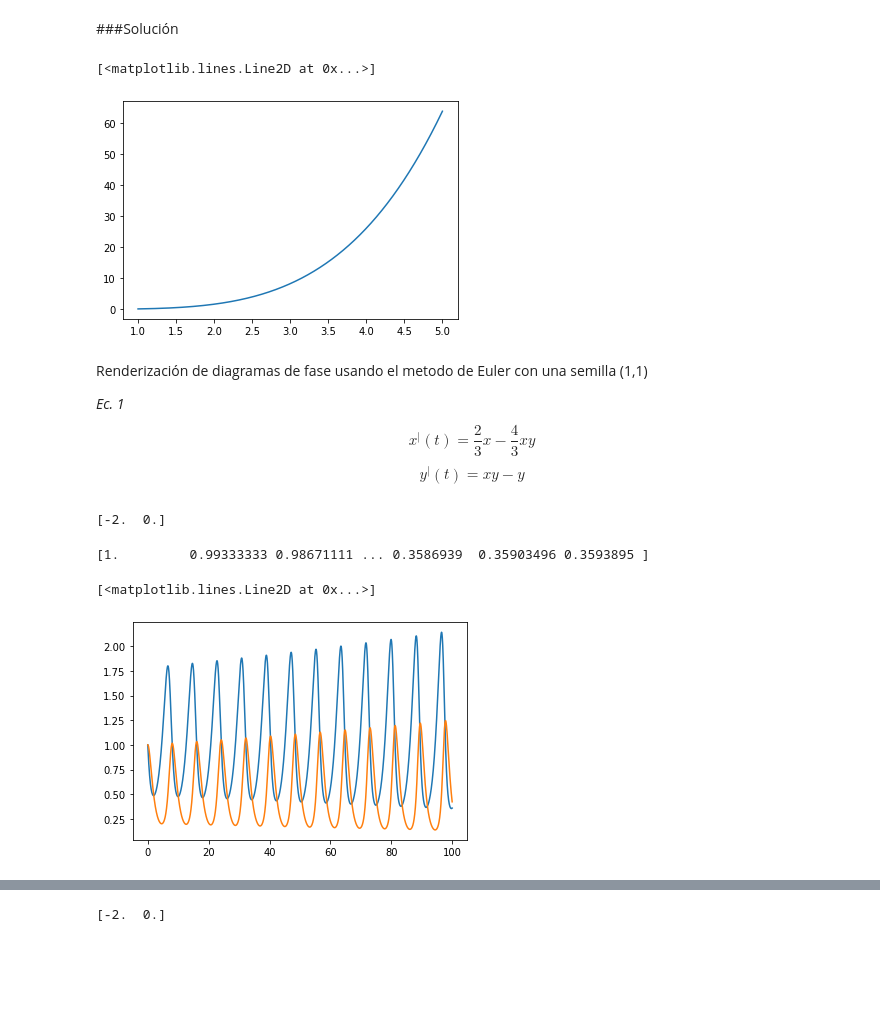
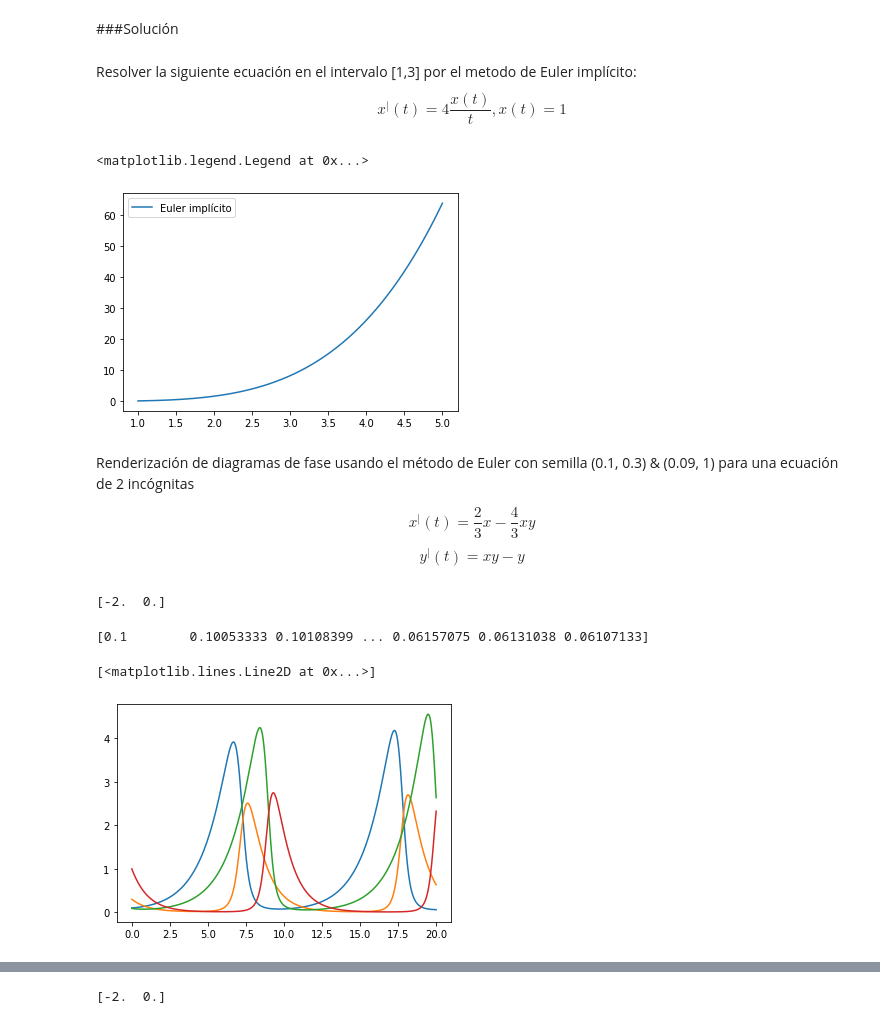
Before and after one commit to RonnyGuevara/Fractal_Images, a Jupyter notebook: TP2/TP2_FI.ipynb, the cells around one changed output, grey strips where cells are left out. Drawn from its saved outputs; the diff is of its cells as text; code cells hidden in the pictures; blank space fills up the shorter version.

```diff
--- a/TP2/TP2_FI.ipynb
+++ b/TP2/TP2_FI.ipynb
@@ -19,6 +24,9 @@
 #Lectura de librerías
 import numpy as np
 import matplotlib.pyplot as plt
+# %% [markdown]
+Resolver la siguiente ecuación en el intervalo [1,3] por el metodo de Euler implícito:
+$$x^|(t) = 4\dfrac{x(t)}{t} , x(t)=1$$
 # %%
 def euler1(t0, tn, x0, n):
     t = np.linspace(t0, tn, n+1)
@@ -30,14 +38,14 @@ def euler1(t0, tn, x0, n):
     return((t, x))
 
 (t, x1) = euler1(1, 5, 0.1, 1000)
-plt.plot(t, x1)
+plt.plot(t, x1, label = "Euler implícito")
+plt.legend(loc="upper left")
 # %% [output]
-[<matplotlib.lines.Line2D at 0x...>]
+<matplotlib.legend.Legend at 0x...>
-[figure, old version]
+[figure, new version]
 # %% [markdown]
-Renderización de diagramas de fase usando el metodo de Euler con una semilla (1,1)
+Renderización de diagramas de fase usando el método de Euler con semilla (0.1, 0.3) & (0.09, 1) para una ecuación de 2 incógnitas
 
-*Ec. 1*
 $$x^|(t) = \dfrac{2}{3}x - \dfrac{4}{3} x y$$
 $$y^| (t) = xy -  y$$
 # %%
@@ -56,19 +64,22 @@ print(f(0, (1,2)))
 # %%
 def eulerV2(f, t0, tn, x0, n):
   t = np.linspace(t0, tn, n+1)
   x = np.zeros((2, n+1))
   x[:, 0] = x0
   h = (tn - t0)/n
   for i in range (1,n+1):
     x[:,i] = x[:,i-1] + h * f(t[i-1], x[:,i-1])
   return ((t, x))
-(t, x) = eulerV2(f, 0, 100, (1,1), 10000)
+(t, x) = eulerV2(f, 0, 20, (0.1,0.3), 1000)
+(t2, x2) = eulerV2(f, 0, 20, (0.09,1), 1000)
 print(x[0])
 plt.plot(t, x[0], label ='x')
 plt.plot(t, x[1], label ='y')
+plt.plot(t2, x2[0], label ='x')
+plt.plot(t2, x2[1], label ='y')
 # %% [output]
-[1.         0.99333333 0.98671111 ... 0.3586939  0.35903496 0.3593895 ]
+[0.1        0.10053333 0.10108399 ... 0.06157075 0.06131038 0.06107133]
 [<matplotlib.lines.Line2D at 0x...>]
-[figure, old version]
+[figure, new version]
 # %%
 plt.plot(x[0],x[1])
```
Also changed, not shown: parts of 17 cells of this notebook.
